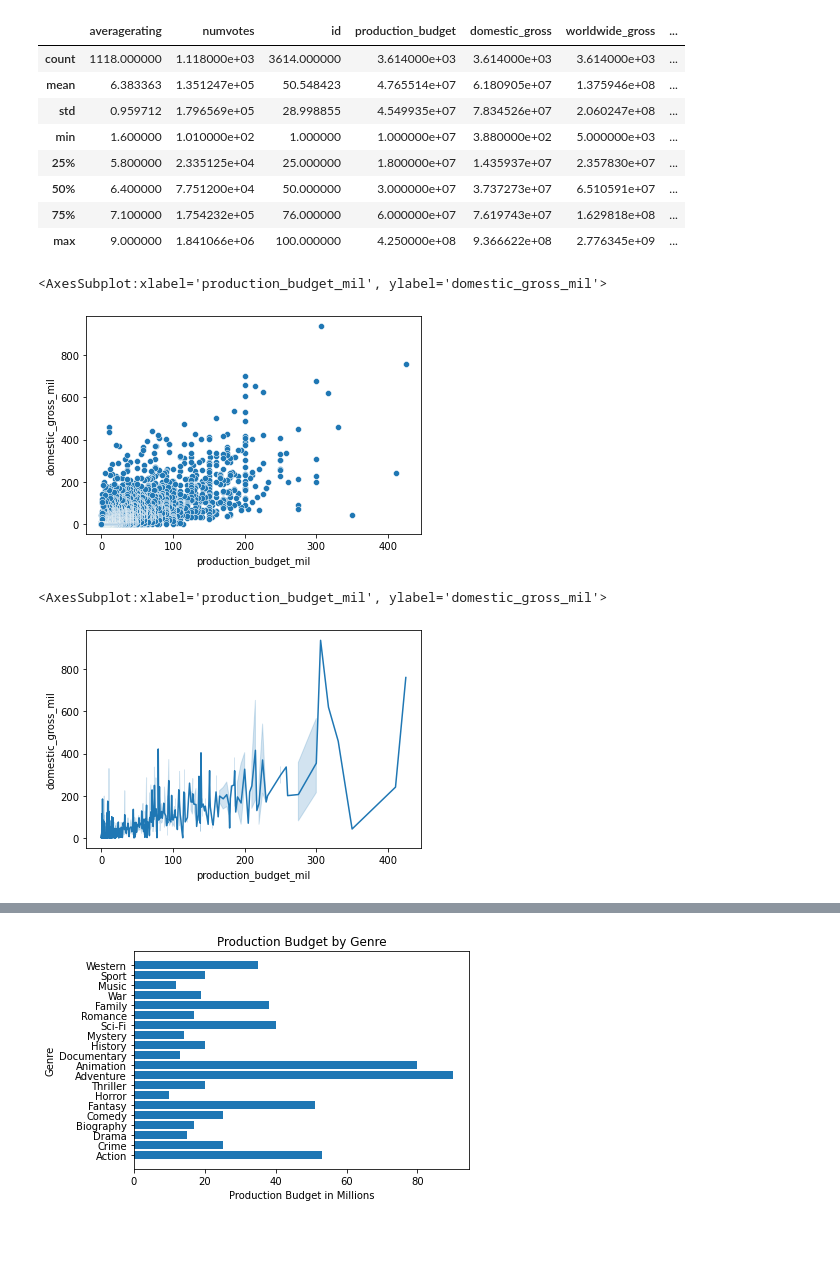
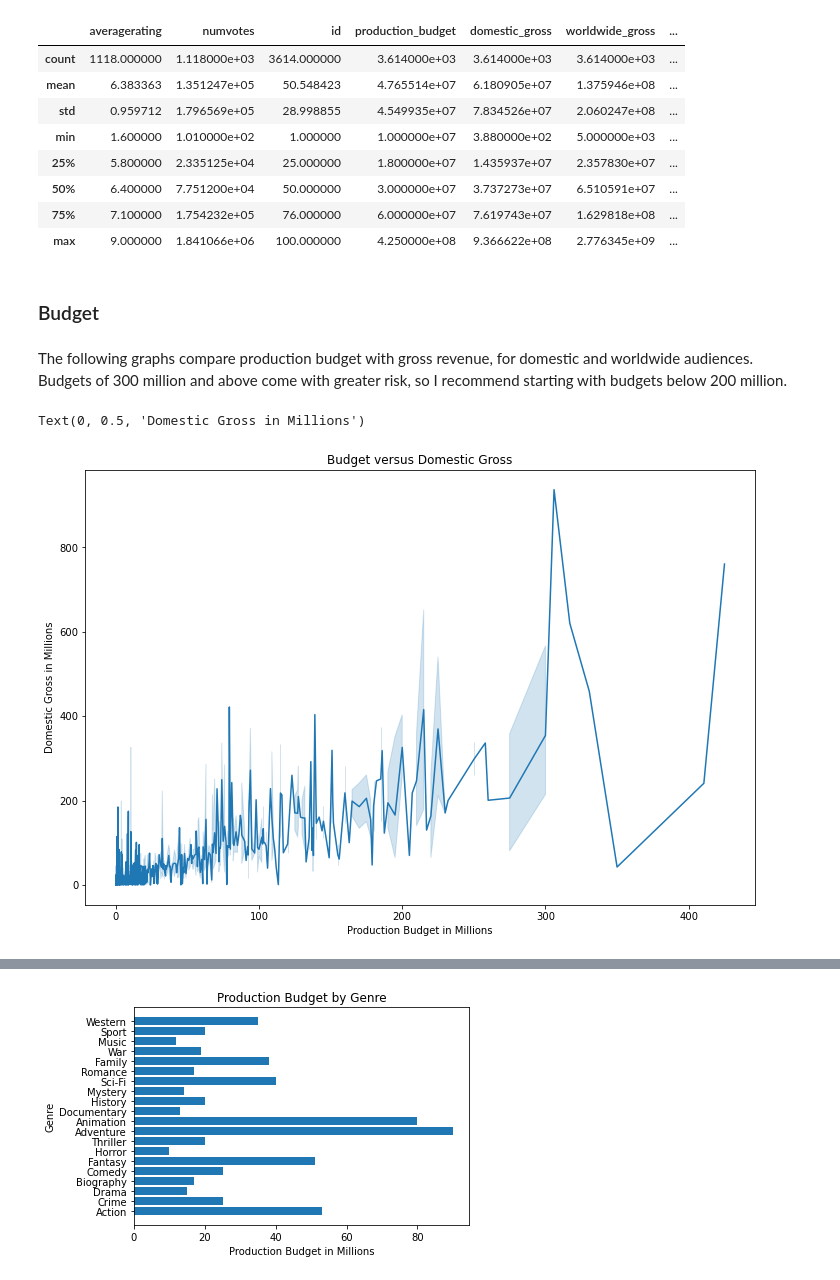
Before and after one commit to kstrickland680/movie-analysis, a Jupyter notebook: movie-analysis.ipynb, the cells around one changed output, grey strips where cells are left out. Drawn from its saved outputs; the diff is of its cells as text; code cells hidden in the pictures; blank space fills up the shorter version.

```diff
--- a/movie-analysis.ipynb
+++ b/movie-analysis.ipynb
@@ -994,16 +772,17 @@ df_imdb_ratings_and_budget_tenmil.describe()
 | 50% | 6.400000 | 7.751200e+04 | 50.000000 | 3.000000e+07 | 3.737273e+07 | 6.510591e+07 | ... |
 | 75% | 7.100000 | 1.754232e+05 | 76.000000 | 6.000000e+07 | 7.619743e+07 | 1.629818e+08 | ... |
 | max | 9.000000 | 1.841066e+06 | 100.000000 | 4.250000e+08 | 9.366622e+08 | 2.776345e+09 | ... |
-# %%
-sns.scatterplot(data = df_imdb_ratings_and_budget, x="production_budget_mil", y="domestic_gross_mil")
-
-#graphs production budget and domsetic gross, all in terms of millions
-# %% [output]
-<AxesSubplot:xlabel='production_budget_mil', ylabel='domestic_gross_mil'>
-[figure, removed]
-# %%
-sns.lineplot(data=df_imdb_ratings_and_budget, x="production_budget_mil", y="domestic_gross_mil")
-# %% [output]
-<AxesSubplot:xlabel='production_budget_mil', ylabel='domestic_gross_mil'>
-[figure, removed]
+# %% [markdown]
+### Budget
+# %% [markdown]
+The following graphs compare production budget with gross revenue, for domestic and worldwide audiences.  Budgets of 300 million and above come with greater risk, so I recommend starting with budgets below 200 million.
+# %%
+fig, ax = plt.subplots(figsize = (12,8))
+sns.lineplot(data=df_imdb_ratings_and_budget, x="production_budget_mil", y="domestic_gross_mil")
+plt.title('Budget versus Domestic Gross')
+plt.xlabel('Production Budget in Millions')
+plt.ylabel('Domestic Gross in Millions')
+# %% [output]
+Text(0, 0.5, 'Domestic Gross in Millions')
+[figure, added]
 # %%
```
Also changed, not shown: parts of 98 cells of this notebook, 4 other files.
